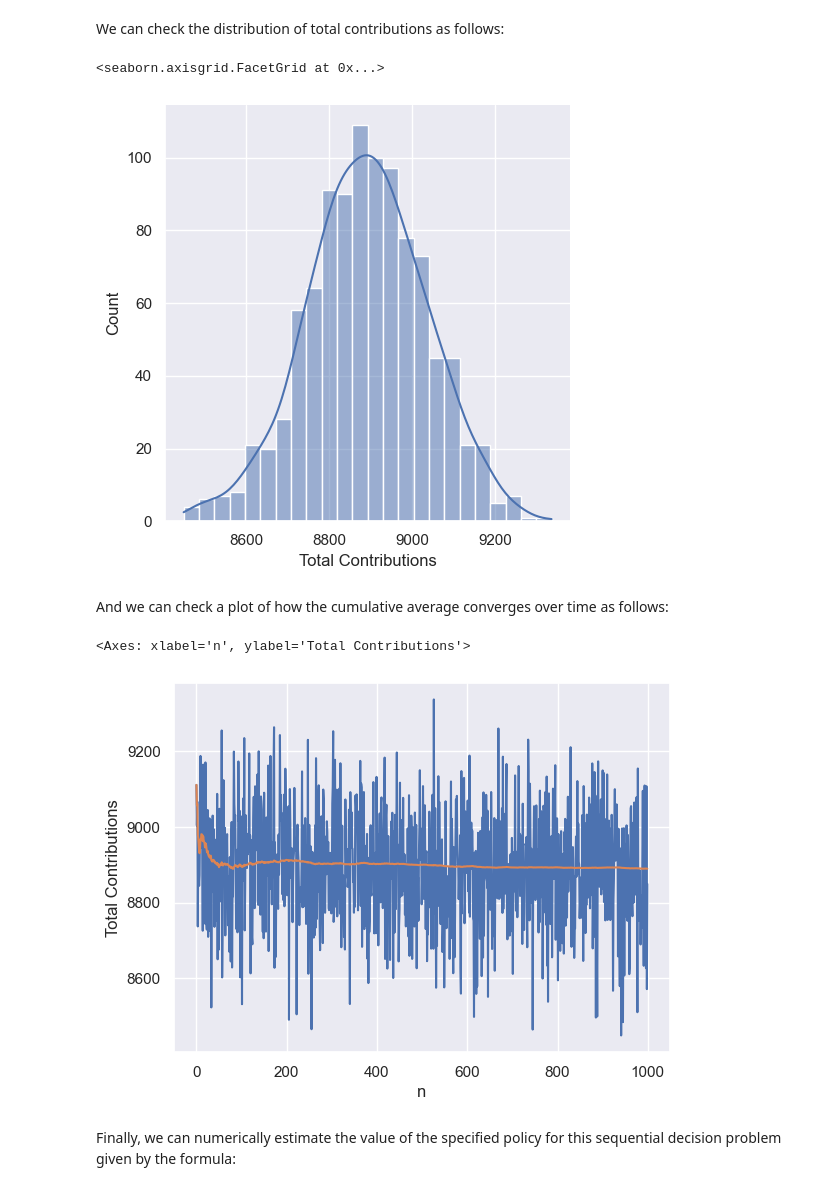
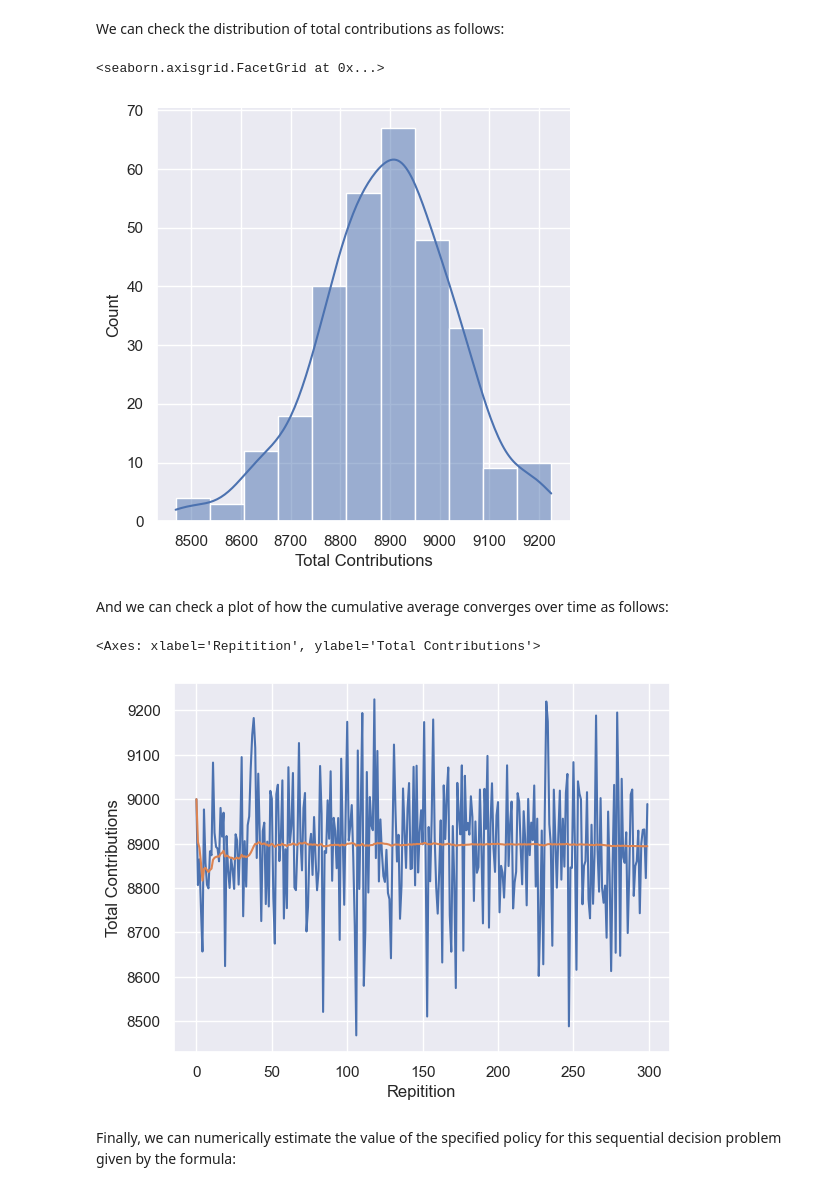
Before and after one commit to FA-Lichtenstein/OR-Notebooks, a Jupyter notebook: Powell-SDA/Chapter 1 Modeling SDPs.ipynb, the cells around one changed output. Cells and saved outputs as stored; diff of their text form; code cells hidden in the pictures.

Commit message:
Add basic search for best theta value

```diff
--- a/Powell-SDA/Chapter 1 Modeling SDPs.ipynb
+++ b/Powell-SDA/Chapter 1 Modeling SDPs.ipynb
@@ -306,7 +311,7 @@ Xpi(90, theta)
 # %% [markdown]
 We define a simulation of one sample of $T$ times as follows:
 # %%
-def sim(p,c,Dhat,sigmahatD,S_0,num_days,theta):
+def sim_one_rep(p,c,Dhat,sigmahatD,S_0,num_days,theta):
     S0 = init_S0(p,c,Dhat,sigmahatD)
     T_ = np.arange(0, num_days, dtype=int)
     S_ = np.zeros(num_days, dtype=float)
@@ -338,5 +343,5 @@ theta = {
     'theta_min': np.float32(50),
     'theta_max': np.float32(100)
 }
-results = sim(p,c,Dhat,sigmahatD,S_0,num_days,theta)
+results_one_rep = sim_one_rep(p,c,Dhat,sigmahatD,S_0,num_days,theta)
 # %%
@@ -374,14 +381,16 @@ sns.lineplot(data=results, x="t", y='Cumulative(C_t)')
 # %% [markdown]
 To evaluate the policy, we can repeat the simulation $N$ times and calculate the average total cumulative contributions.
 # %%
-reps = 1000
-N = np.arange(0, reps, dtype=int)
-results_array = [None] * reps
-total_contributions = np.zeros(reps, float)
-for n in N:
-    results = sim(p,c,Dhat,sigmahatD,S_0,num_days,theta)
-    results_array[n] = results
-    total_contributions[n] = results['Cumulative(C_t)'].iloc[-1]
+def sim_N_reps(p,c,Dhat,sigmahatD,S_0,num_days,theta,N):
+    reps = np.arange(0, N, dtype=int)
+    results_array = [None] * N
+    total_contributions = np.zeros(N, float)
+    for n in reps:
+        results = sim_one_rep(p,c,Dhat,sigmahatD,S_0,num_days,theta)
+        results_array[n] = results
+        total_contributions[n] = results['Cumulative(C_t)'].iloc[-1]
 
-df = pd.DataFrame({'n': N, 'Total Contributions': total_contributions})
-df['Cumulative Average'] = df['Total Contributions'].expanding().mean()
+    df = pd.DataFrame({'Repitition': reps, 'Total Contributions': total_contributions})
+    df['Cumulative Average'] = df['Total Contributions'].expanding().mean()
+
+    return df
@@ -402 +399,4 @@ The total contributions for each repitition of the simulation along with a cumul
+# %%
+N = 300
+results_N_reps = sim_N_reps(p,c,Dhat,sigmahatD,S_0,num_days,theta,N)
 # %%
@@ -420,18 +420,18 @@ df.tail()
 # %% [markdown]
 We can check the distribution of total contributions as follows:
 # %%
-sns.displot(data=df, x="Total Contributions", kde=True)
+sns.displot(data=results_N_reps, x="Total Contributions", kde=True, bins=11)
 # %% [output]
 <seaborn.axisgrid.FacetGrid at 0x...>
-[figure, old version]
+[figure, new version]
 # %% [markdown]
 And we can check a plot of how the cumulative average converges over time as follows:
 # %%
-sns.lineplot(data=df, x="n", y='Total Contributions')
-sns.lineplot(data=df, x="n", y='Cumulative Average')
+sns.lineplot(data=results_N_reps, x="Repitition", y='Total Contributions')
+sns.lineplot(data=results_N_reps, x="Repitition", y='Cumulative Average')
 # %% [output]
-<Axes: xlabel='n', ylabel='Total Contributions'>
+<Axes: xlabel='Repitition', ylabel='Total Contributions'>
-[figure, old version]
+[figure, new version]
 # %% [markdown]
 Finally, we can numerically estimate the value of the specified policy for this sequential decision problem given by the formula:
 # %% [markdown]
```
Also changed, not shown: parts of 36 cells of this notebook.
